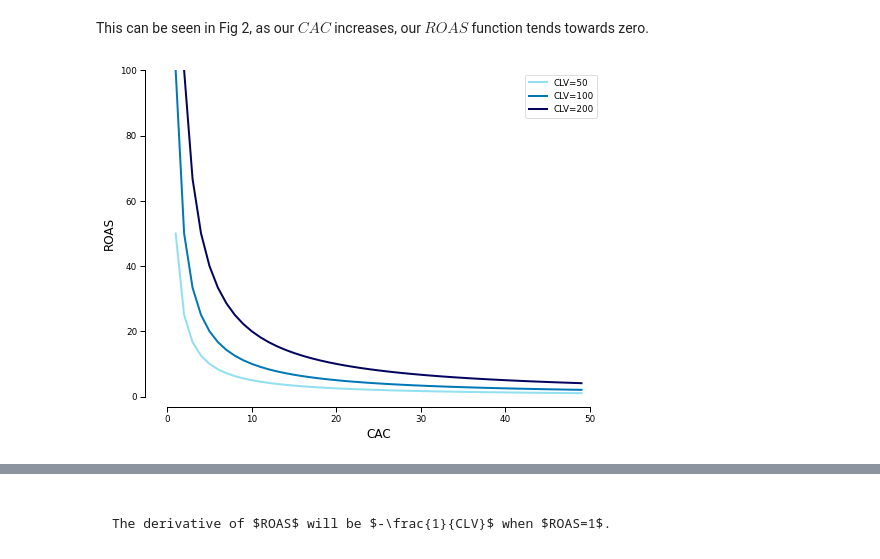
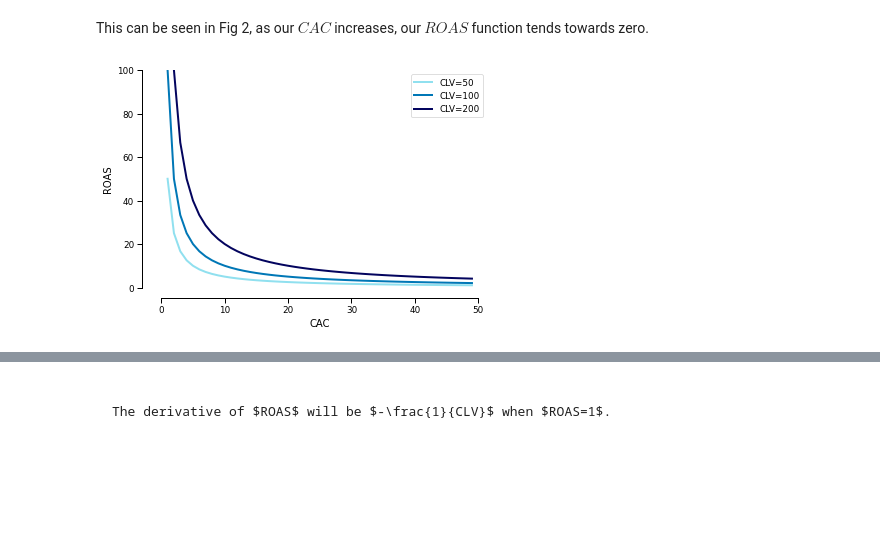
Before and after one commit to phc4rdoso/phc4rdoso.github.io, a Jupyter notebook: marketing-book/_build/jupyter_execute/1. Primer on Marketing Science.ipynb, the cells around one changed output, grey strips where cells are left out. Cells and saved outputs as stored; diff of their text form; code cells hidden in the pictures; blank space fills up the shorter version.

```diff
--- a/marketing-book/_build/jupyter_execute/1. Primer on Marketing Science.ipynb
+++ b/marketing-book/_build/jupyter_execute/1. Primer on Marketing Science.ipynb
@@ -191,17 +192,17 @@ This can be seen in Fig 2, as our $CAC$ increases, our $ROAS$ function tends tow
 # %%
 cac = list(range(1, 50))
 
-plt.subplots(figsize=(8,6))
+plt.subplots(figsize=(6,4))
 sns.lineplot(x=cac, y=[50/c for c in cac], linewidth=2, label='CLV=50', color='#90E0EF')
 sns.lineplot(x=cac, y=[100/c for c in cac], linewidth=2, label='CLV=100', color='#0077B6')
 sns.lineplot(x=cac, y=[200/c for c in cac], linewidth=2, label='CLV=200', color='#03045E')
-plt.xlabel('CAC', fontsize=12)
-plt.ylabel('ROAS', fontsize=12)
+plt.xlabel('CAC', fontsize=10)
+plt.ylabel('ROAS', fontsize=10)
 plt.ylim([0, 100])
 sns.despine(offset=10, trim=True)
 sns.set_context("paper")
-plt.savefig('./fig/12.jpg')
+plt.savefig('./fig/12.jpg', dpi=200, bbox_inches='tight')
 plt.show()
 # %% [output]
-[figure, old version]
+[figure, new version]
 # %% [markdown]
```
Also changed, not shown: parts of 3 cells of this notebook, 23 other files.
